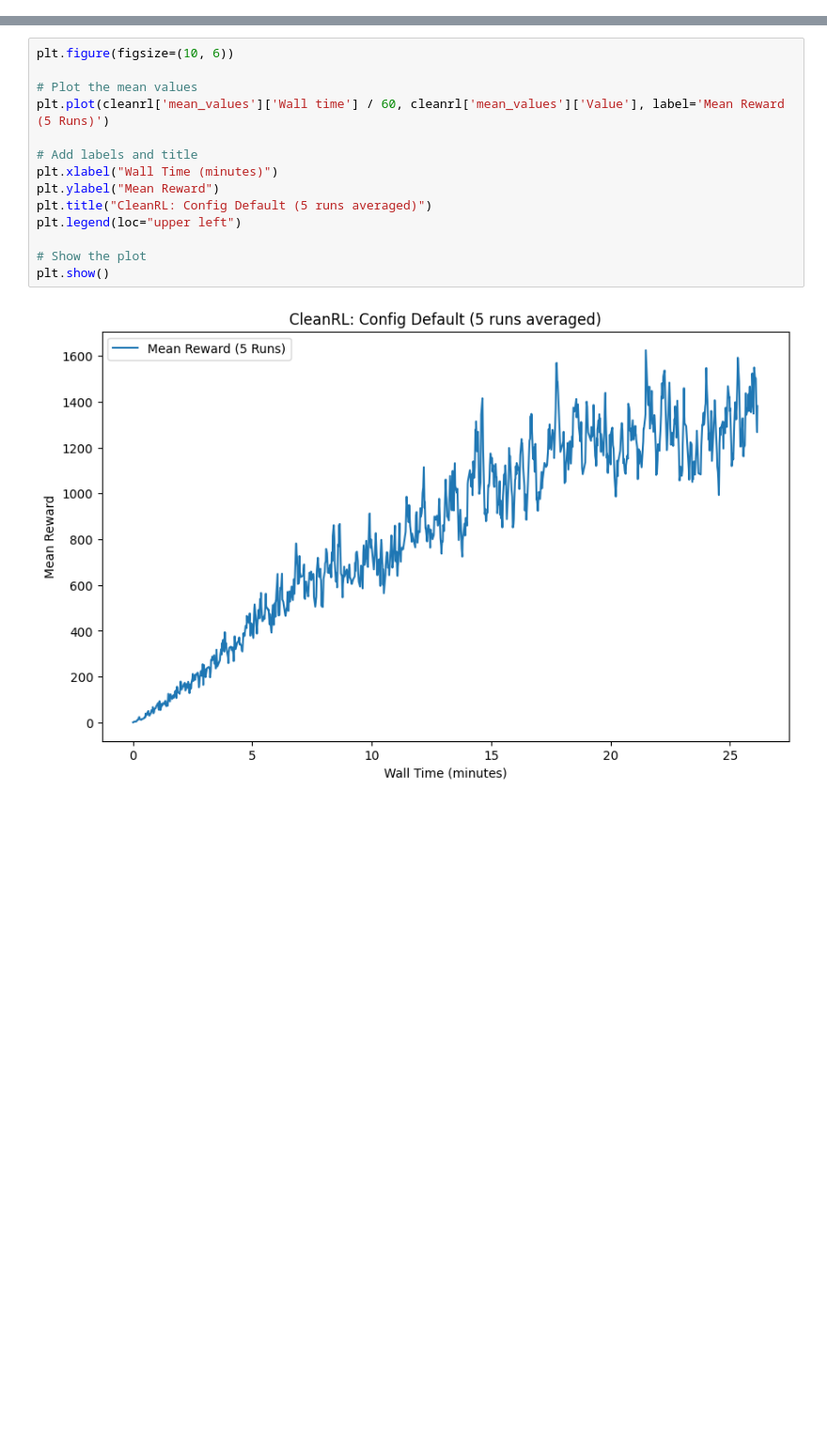
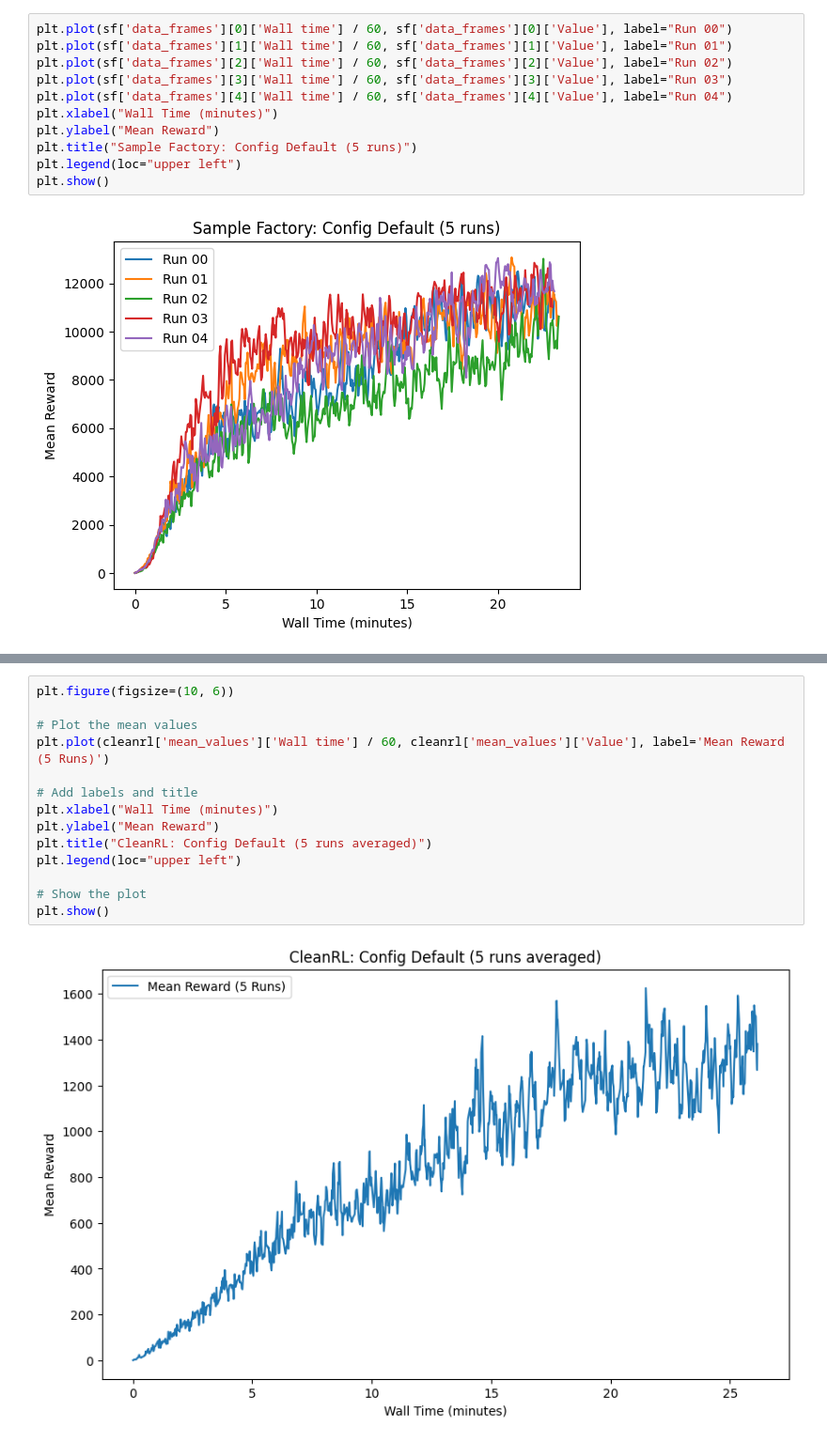
Before and after one commit to visuallization/rl_master_thesis_evaluation, a Jupyter notebook: config_default.ipynb, the cells around one changed output, grey strips where cells are left out. Shown: that part at 94% size. Drawn from its saved outputs; the diff is of its cells as text; blank space fills up the shorter version.

```diff
--- a/config_default.ipynb
+++ b/config_default.ipynb
@@ -57,0 +138,13 @@ plt.show()
+# %%
+plt.plot(sf['data_frames'][0]['Wall time'] / 60, sf['data_frames'][0]['Value'], label="Run 00")
+plt.plot(sf['data_frames'][1]['Wall time'] / 60, sf['data_frames'][1]['Value'], label="Run 01")
+plt.plot(sf['data_frames'][2]['Wall time'] / 60, sf['data_frames'][2]['Value'], label="Run 02")
+plt.plot(sf['data_frames'][3]['Wall time'] / 60, sf['data_frames'][3]['Value'], label="Run 03")
+plt.plot(sf['data_frames'][4]['Wall time'] / 60, sf['data_frames'][4]['Value'], label="Run 04")
+plt.xlabel("Wall Time (minutes)")
+plt.ylabel("Mean Reward")
+plt.title("Sample Factory: Config Default (5 runs)")
+plt.legend(loc="upper left")
+plt.show()
+# %% [output]
+[figure, added]
```
Also changed, not shown: parts of 6 cells of this notebook, 10 other files.
